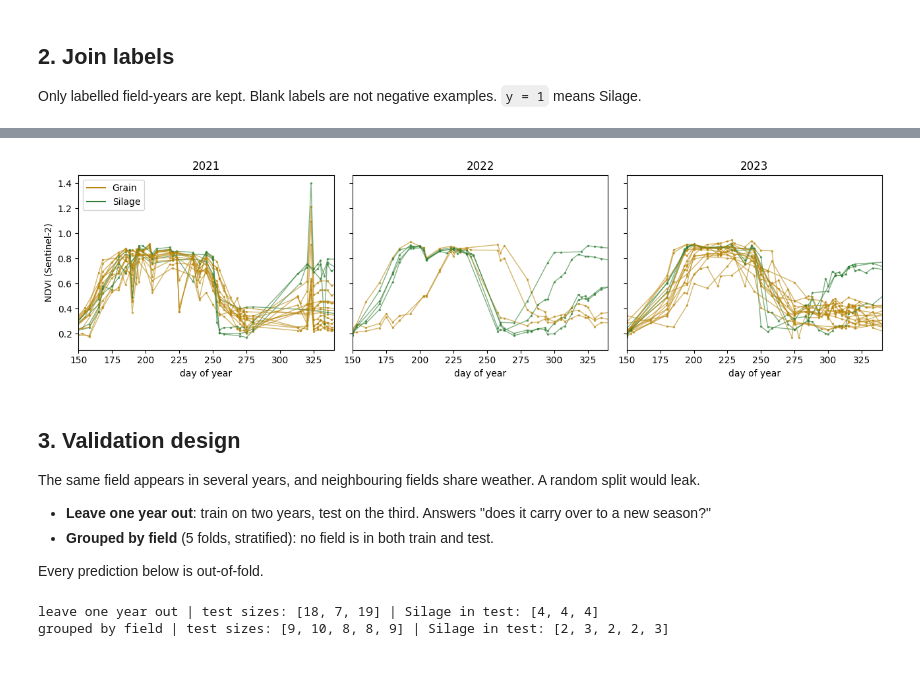
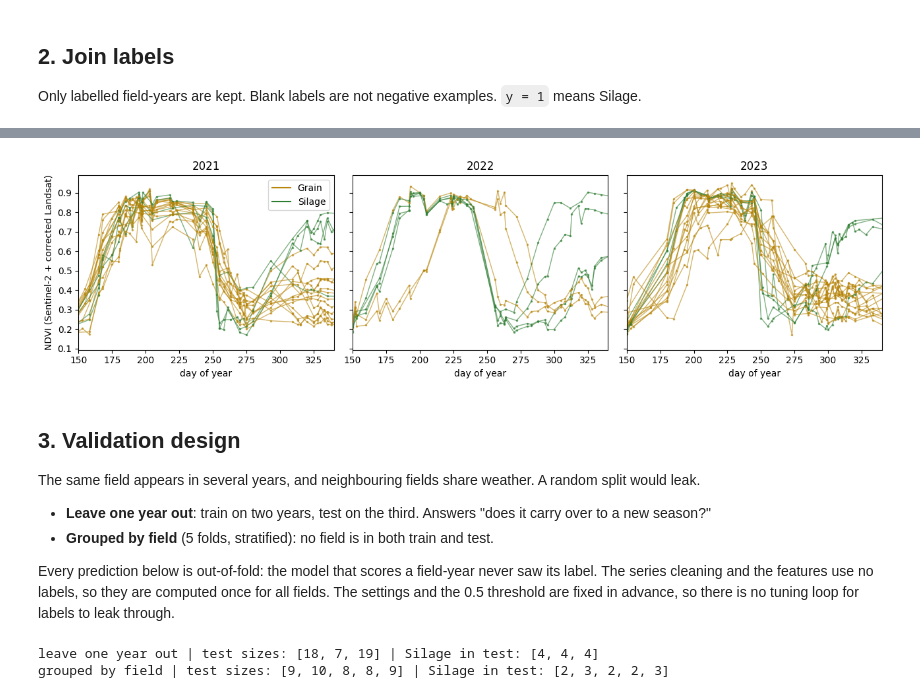
Before and after one commit to devarchith/Hack-the-harvest-, a Jupyter notebook: modeling/baseline_xgboost.ipynb, the cells around one changed output, grey strips where cells are left out. Cells and saved outputs as stored; diff of their text form; code cells hidden in the pictures; blank space fills up the shorter version.

```diff
--- a/modeling/baseline_xgboost.ipynb
+++ b/modeling/baseline_xgboost.ipynb
@@ -138,16 +270,16 @@ data.groupby("harvest_type")[show].agg(["median", "count"]).T.unstack().round(3)
 # %%
 fig, axes = plt.subplots(1, 3, figsize=(13, 3.6), sharey=True)
 colors = {"Grain": "#b8860b", "Silage": "#2e7d32"}
-curves = s2.merge(labels, on=["field_id", "year"])
+curves = series.merge(labels, on=["field_id", "year"])
 for ax, (year, g) in zip(axes, curves.groupby("year")):
     for (fid, kind), f in g.groupby(["field_id", "harvest_type"]):
         ax.plot(f["doy"], f["ndvi"], color=colors[kind], alpha=0.6, lw=1, marker=".", ms=3)
     ax.set_title(str(year)); ax.set_xlabel("day of year"); ax.set_xlim(150, 340)
-axes[0].set_ylabel("NDVI (Sentinel-2)")
+axes[0].set_ylabel("NDVI (Sentinel-2 + corrected Landsat)")
 axes[0].legend(handles=[plt.Line2D([], [], color=c, label=k) for k, c in colors.items()])
 plt.tight_layout()
 # %% [output]
-[figure, old version]
+[figure, new version]
 # %% [markdown]
 ## 3. Validation design
 
@@ -156,5 +288,7 @@ The same field appears in several years, and neighbouring fields share weather.
 - **Leave one year out**: train on two years, test on the third. Answers "does it carry over to a new season?"
 - **Grouped by field** (5 folds, stratified): no field is in both train and test.
 
-Every prediction below is out-of-fold.
+Every prediction below is out-of-fold: the model that scores a field-year never saw its label.
+The series cleaning and the features use no labels, so they are computed once for all fields.
+The settings and the 0.5 threshold are fixed in advance, so there is no tuning loop for labels to leak through.
 # %%
```
Also changed, not shown: parts of 16 cells of this notebook, 2 other files.
